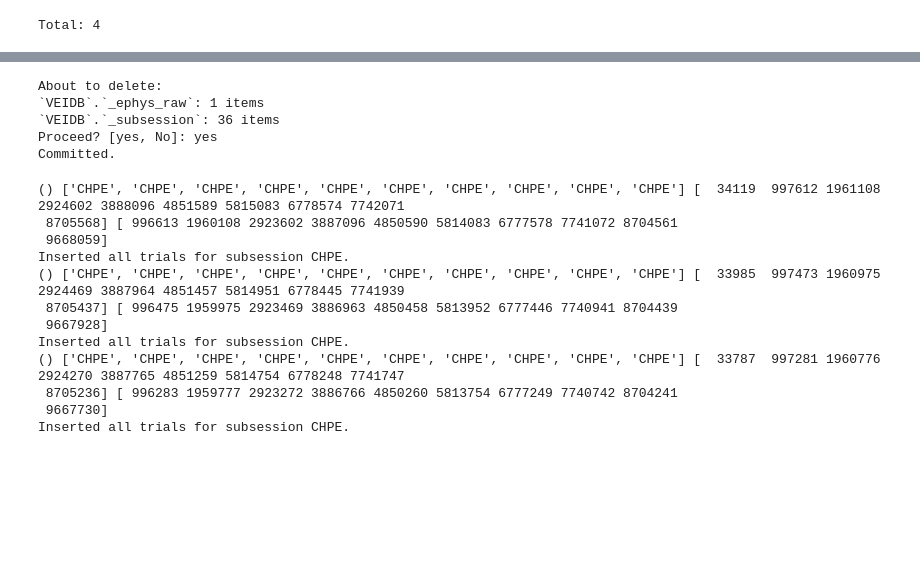
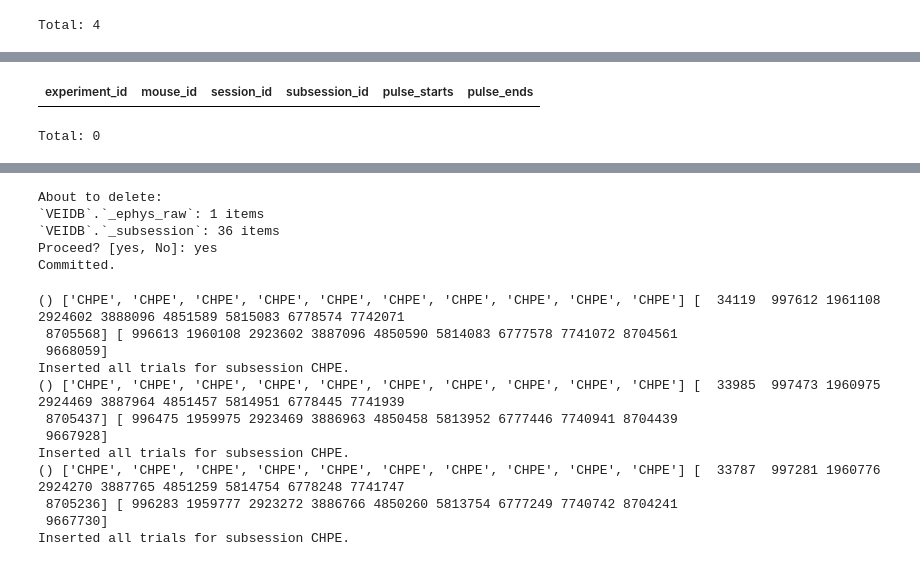
Before and after one commit to bramn22/DatajointVEIDB, a Jupyter notebook: notebooks/datajoint.ipynb, the cells around one changed output, grey strips where cells are left out. Drawn from its saved outputs; the diff is of its cells as text; code cells hidden in the pictures; blank space fills up the shorter version.

```diff
--- a/notebooks/datajoint.ipynb
+++ b/notebooks/datajoint.ipynb
@@ -50,6 +50,8 @@ trial_events_table = ft.event_tables.TrialEvents()
 # spikes_table = ft.ephys_tables.Spikes()
 facecamrec_table = ft.behavior_tables.FaceCamRecording()
 ball_table = ft.behavior_tables.BallReadout()
+lfp_table = ft.ephys_tables.LFP()
+opto_table = ft.event_tables.OptoEvents()
 # facerec_avi_table = ft.behavior_tables.FaceRecording_avi()
 # dlclookup_table = ft.behavior_tables.DLC_lookup()
 # bodyparts_table = ft.behavior_tables.Bodyparts()
@@ -380,0 +465,5 @@ trial_events_table.populate({'experiment_id': '01437'})
+# %%
+opto_table
+# %% [output]
+| experiment_id | mouse_id | session_id | subsession_id | pulse_starts | pulse_ends |
+Total: 0
```
Also changed, not shown: parts of 19 cells of this notebook, 9 other files.
